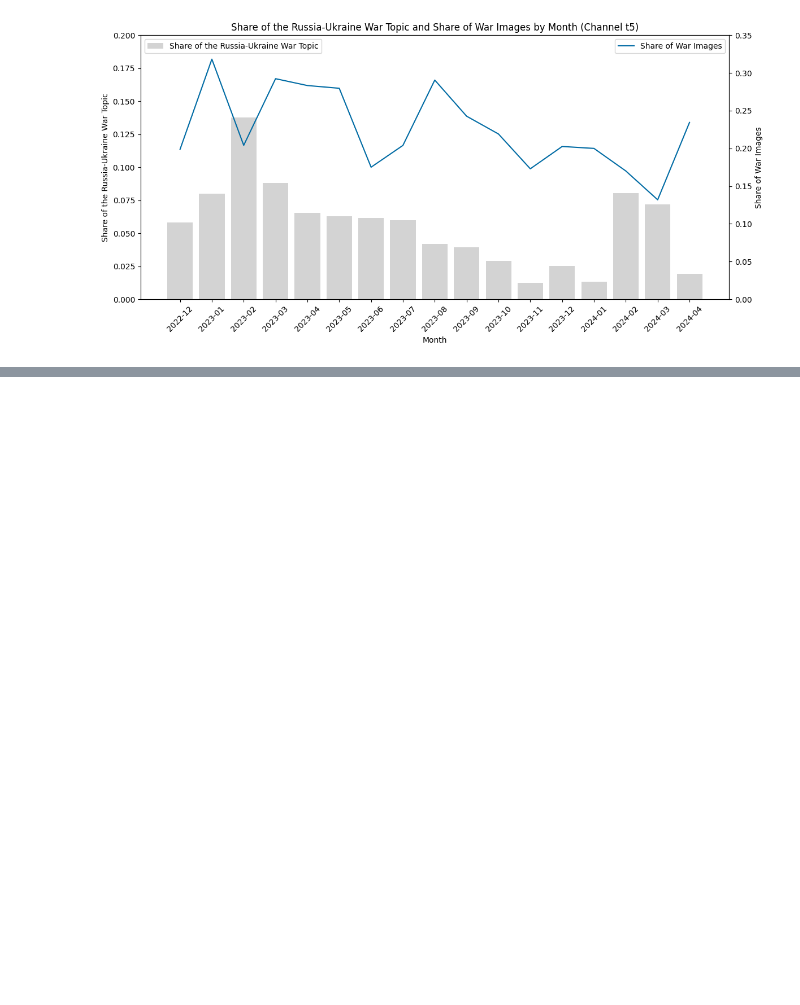
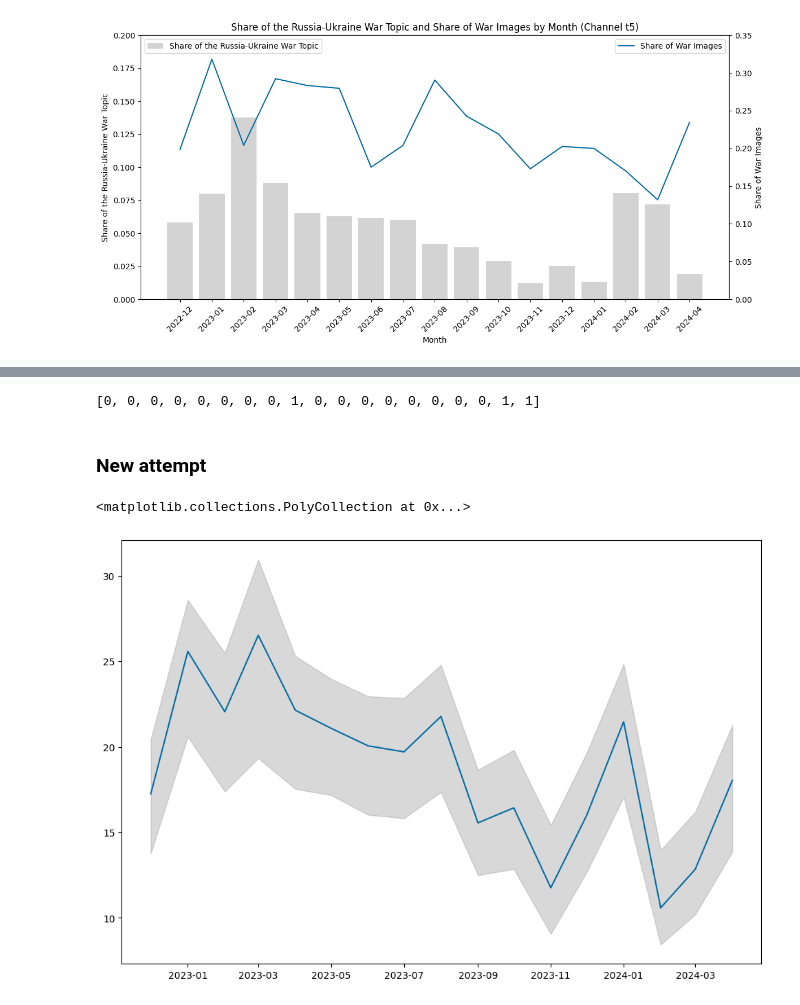
Before and after one commit to adgianv/Thesis---War-Image-Classification, a Jupyter notebook: Inference.ipynb, the cells around one changed output, grey strips where cells are left out. Drawn from its saved outputs; the diff is of its cells as text; code cells hidden in the pictures; blank space fills up the shorter version.

```diff
--- a/Inference.ipynb
+++ b/Inference.ipynb
@@ -1318,0 +1554,6 @@ plt.show()
+# %%
+alter_unbal
+# %% [output]
+[0, 0, 0, 0, 0, 0, 0, 0, 1, 0, 0, 0, 0, 0, 0, 0, 0, 1, 1]
+# %% [markdown]
+### New attempt
@@ -1318,0 +1621,37 @@ plt.show()
+# %%
+not_war_error = 0.03
+war_error = 0.16
+
+a3_min_max = error_dict(a3_preds, not_war_error, war_error)
+la6_min_max = error_dict(la6_preds, not_war_error, war_error)
+t5_min_max = error_dict(t5_preds, not_war_error, war_error)
+# %%
+# Convert year_month column to datetime if not already
+final_df['year_month'] = pd.to_datetime(final_df['year_month'])
+
+# Extracting error values for a3
+a3_values = final_df['a3_share_class_1'] * 100
+a3_lower_bound = []
+a3_upper_bound = []
+
+for date in final_df['year_month'].dt.strftime('%Y-%m'):
+    lower_key = f"{date}_lower"
+    upper_key = f"{date}_upper"
+    if lower_key in a3_min_max and upper_key in a3_min_max:
+        lower_bound = a3_min_max[lower_key] * 100
+        upper_bound = a3_min_max[upper_key] * 100
+        a3_lower_bound.append(lower_bound)
+        a3_upper_bound.append(upper_bound)
+
+
+# Plotting
+plt.figure(figsize=(12, 8))
+
+# Plot with error bars for a3
+plt.plot(final_df['year_month'], a3_values, label='Channel a3')
+
+# Fill the area between the error bounds
+plt.fill_between(final_df['year_month'], a3_lower_bound, a3_upper_bound, color='gray', alpha=0.3)
+# %% [output]
+<matplotlib.collections.PolyCollection at 0x...>
+[figure, added]
```
Also changed, not shown: parts of 28 cells of this notebook.
